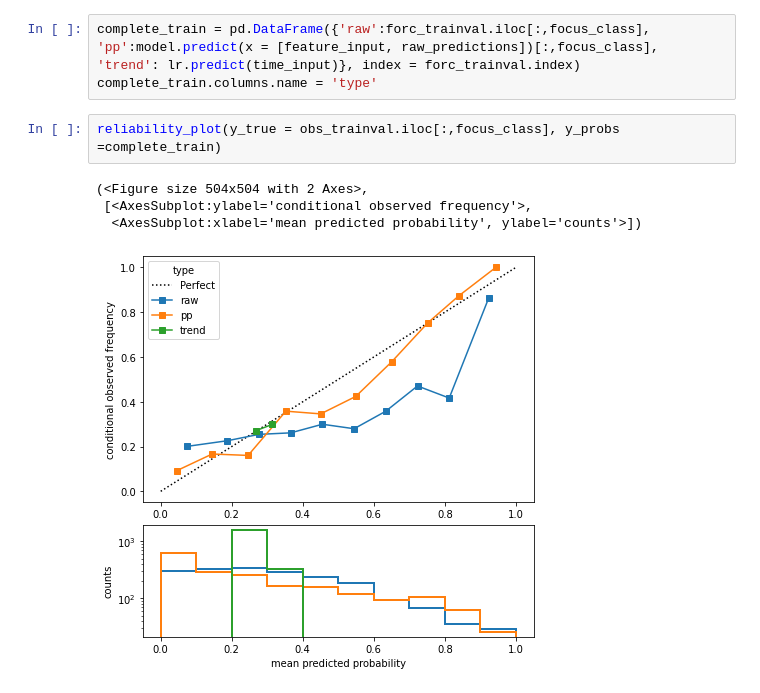
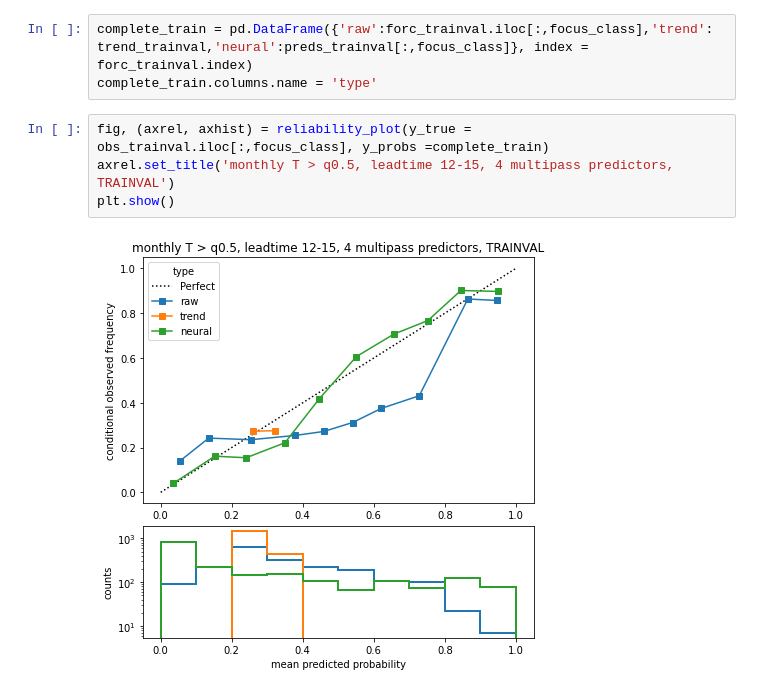
Before and after one commit to chiemvs/Hybrid, a Jupyter notebook: notebooks/verification.ipynb, the cells around one changed output. Cells and saved outputs as stored; diff of their text form.

```diff
--- a/notebooks/verification.ipynb
+++ b/notebooks/verification.ipynb
@@ -145,10 +148,9 @@ reliability_plot(y_true = obs_test.iloc[:,focus_class], y_probs=complete_test)
 # %%
-complete_train = pd.DataFrame({'raw':forc_trainval.iloc[:,focus_class], 'pp':model.predict(x = [feature_input, raw_predictions])[:,focus_class], 'trend': lr.predict(time_input)}, index = forc_trainval.index)
+complete_train = pd.DataFrame({'raw':forc_trainval.iloc[:,focus_class],'trend': trend_trainval,'neural':preds_trainval[:,focus_class]}, index = forc_trainval.index)
 complete_train.columns.name = 'type'
-# %%
-reliability_plot(y_true = obs_trainval.iloc[:,focus_class], y_probs =complete_train)
-# %% [output]
-(<Figure size 504x504 with 2 Axes>,
- [<AxesSubplot:ylabel='conditional observed frequency'>,
-  <AxesSubplot:xlabel='mean predicted probability', ylabel='counts'>])
-[figure, removed]
+# %%
+fig, (axrel, axhist) = reliability_plot(y_true = obs_trainval.iloc[:,focus_class], y_probs =complete_train)
+axrel.set_title('monthly T > q0.5, leadtime 12-15, 4 multipass predictors, TRAINVAL')
+plt.show()
+# %% [output]
+[figure, added]
```
Also changed, not shown: parts of 15 cells of this notebook, 2 other files.
